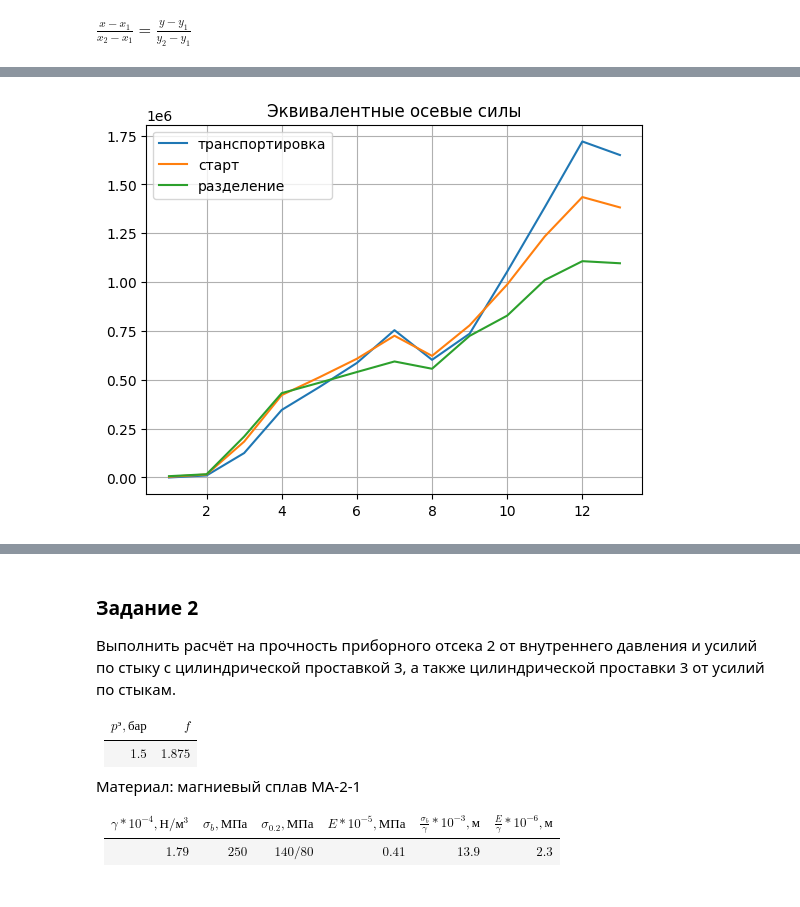
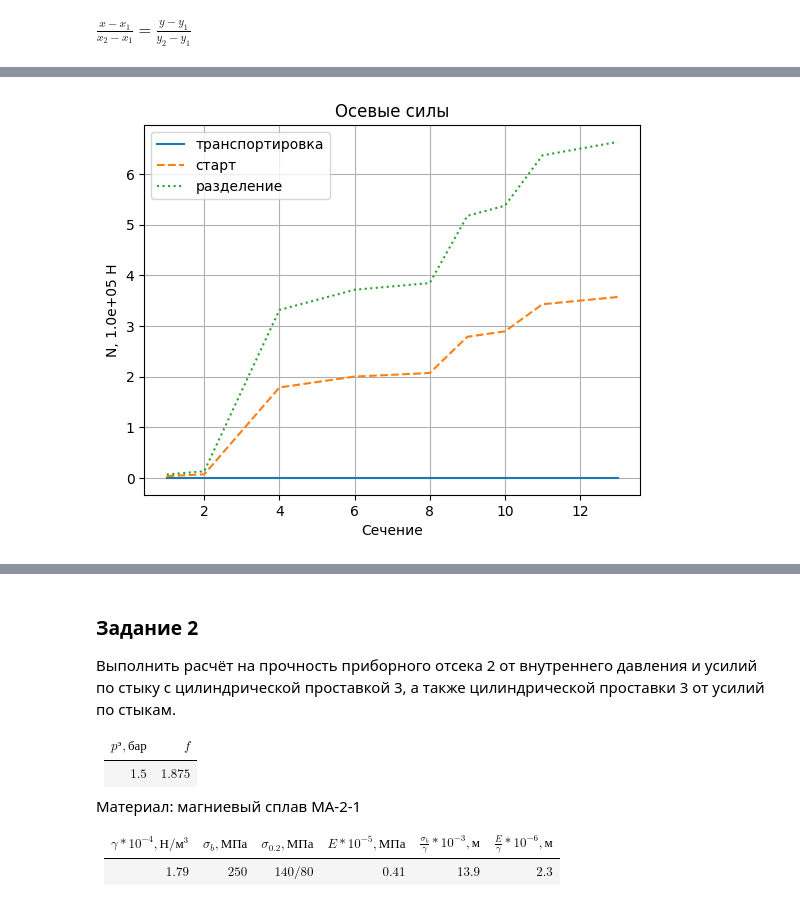
Before and after one commit to maleksjuk/MAI, a Jupyter notebook: 4course_8semester_2023/UIRS/solution.ipynb, the cells around one changed output, grey strips where cells are left out. Drawn from its saved outputs; the diff is of its cells as text; code cells hidden in the pictures.

```diff
--- a/4course_8semester_2023/UIRS/solution.ipynb
+++ b/4course_8semester_2023/UIRS/solution.ipynb
@@ -341,9 +306,0 @@ plt.grid()
-# %%
-plt.title('Эквивалентные осевые силы')
-plt.plot(sections, tp_slv.N_design_eq, label='транспортировка')
-plt.plot(sections, st_slv.N_design_eq, label='старт')
-plt.plot(sections, sep_slv.N_design_eq, label='разделение')
-plt.legend()
-plt.grid()
-# %% [output]
-[figure, removed]
@@ -349,0 +348,7 @@ plt.grid()
+# %%
+draw_summary_plot_by_sections(tp_slv.N_design, st_slv.N_design, sep_slv.N_design,
+                              yscale=1e5, title='Осевые силы',
+                              xlabel='Сечение',
+                              ylabel='N', ydim='Н')
+# %% [output]
+[figure, added]
```
Also changed, not shown: parts of 52 cells of this notebook, 1 other file.
